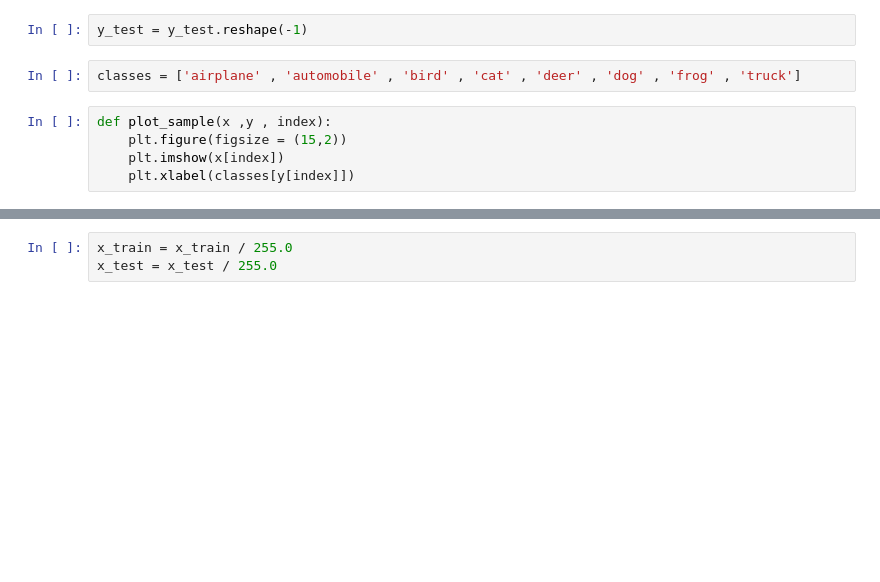
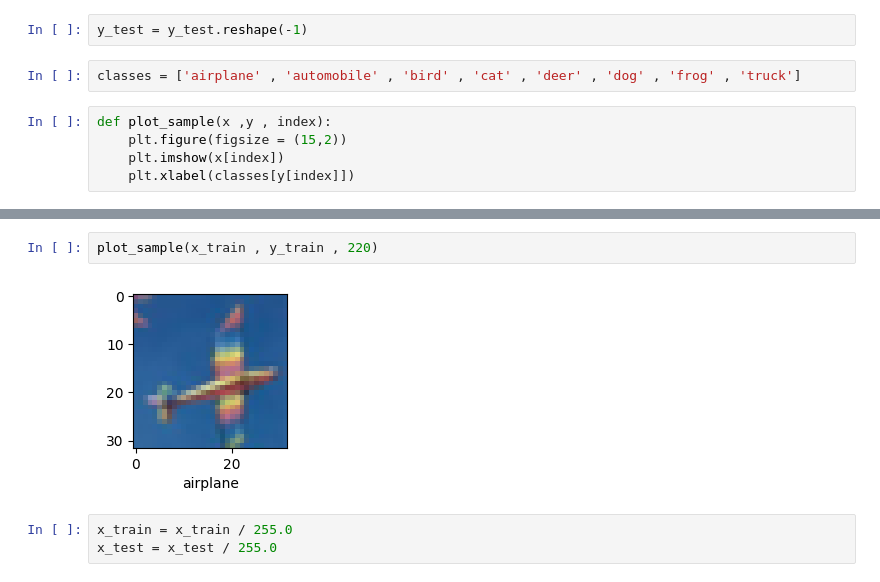
Before and after one commit to dilancodecircle-star/ML-projects-, a Jupyter notebook: image classification.ipynb, the cells around one changed output, grey strips where cells are left out. Drawn from its saved outputs; the diff is of its cells as text; blank space fills up the shorter version.

```diff
--- a/image classification.ipynb
+++ b/image classification.ipynb
@@ -30,3 +47,7 @@ plot_sample(x_train , y_train , 5)
+# %%
+plot_sample(x_train , y_train , 220)
+# %% [output]
+[figure, added]
 # %%
 x_train = x_train / 255.0
 x_test = x_test / 255.0
```
Also changed, not shown: parts of 8 cells of this notebook.
